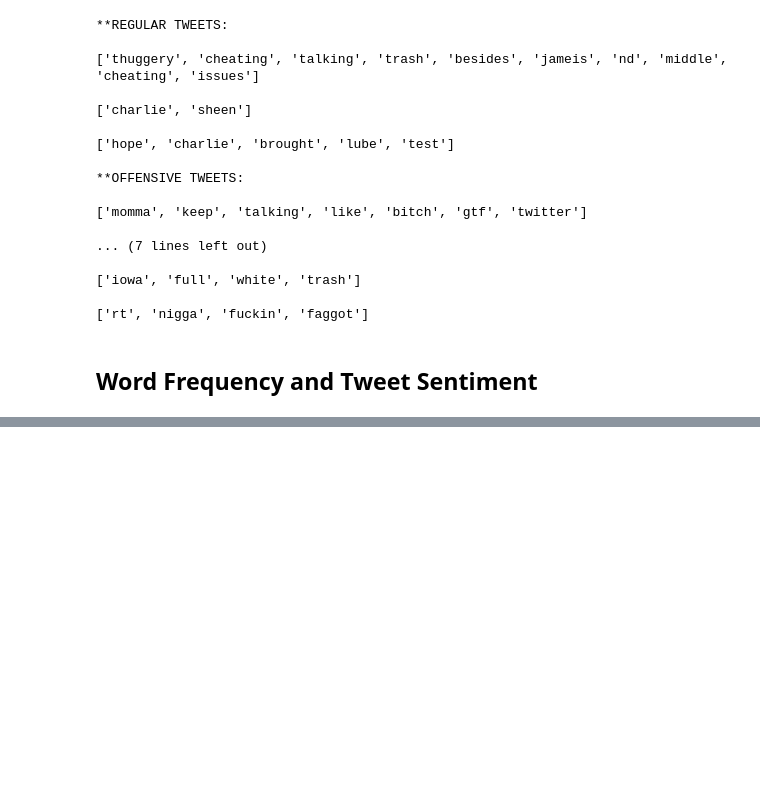
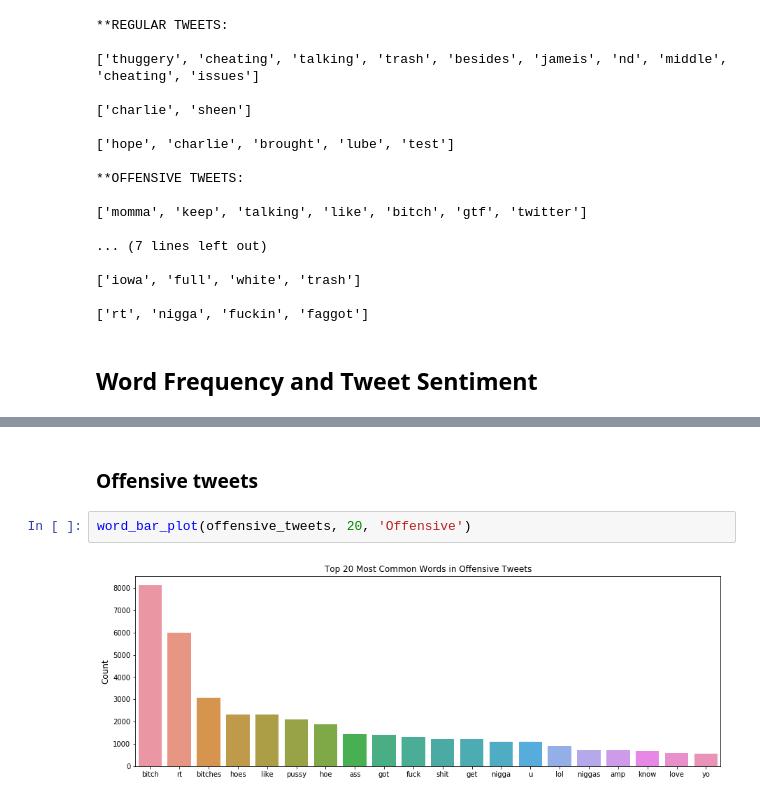
Before and after one commit to marty-vanhoof/Hate_Speech_Detection_with_Machine_Learning, a Jupyter notebook: cleaning_analysis_modelling.ipynb, the cells around one changed output, grey strips where cells are left out. Drawn from its saved outputs; the diff is of its cells as text; blank space fills up the shorter version.

Commit message:
Finish bar plots

```diff
--- a/cleaning_analysis_modelling.ipynb
+++ b/cleaning_analysis_modelling.ipynb
@@ -285,0 +278,7 @@ plt.title('Word Frequency in Hate Tweets');
+# %% [markdown]
+<a id="offensive_count"></a>
+### Offensive tweets
+# %%
+word_bar_plot(offensive_tweets, 20, 'Offensive')
+# %% [output]
+[figure, added]
```
Also changed, not shown: parts of 8 cells of this notebook.
